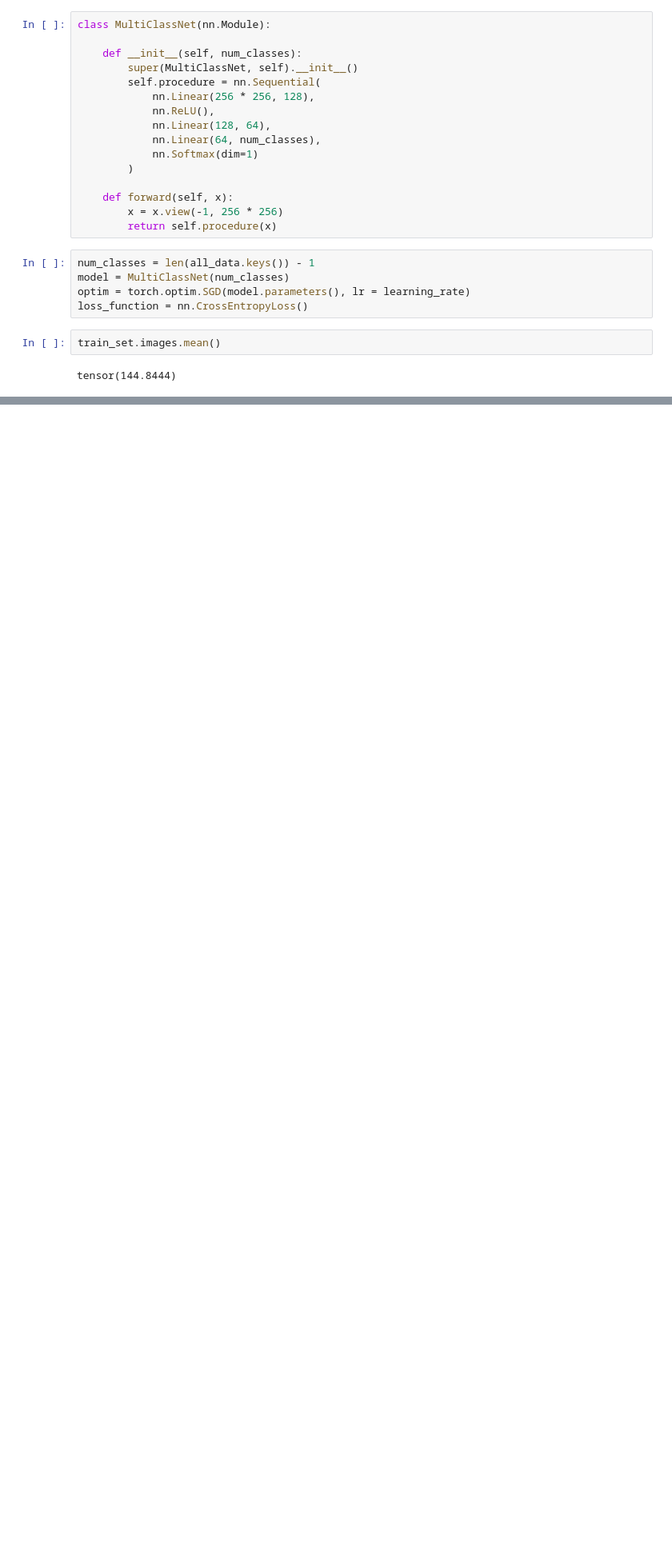
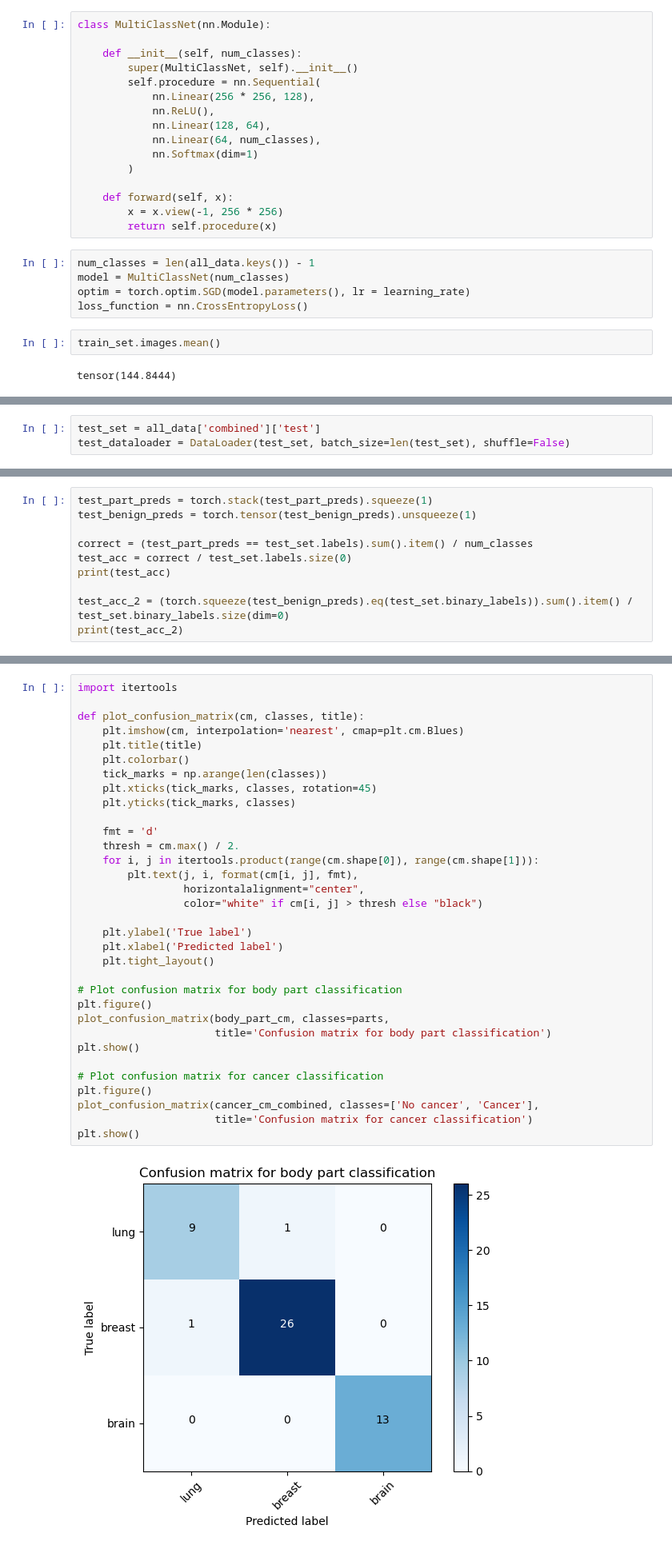
Before and after one commit to amn67/cmsc472_medicaldiagnosis, a Jupyter notebook: root model.ipynb, the cells around one changed output, grey strips where cells are left out. Shown: that part at 80% size. Saved outputs shown, nothing was run; the diff lists cells and outputs as text; blank space fills up the shorter version.

```diff
--- a/root model.ipynb
+++ b/root model.ipynb
@@ -195,0 +244,3 @@ plt.show()
+# %%
+test_set = all_data['combined']['test']
+test_dataloader = DataLoader(test_set, batch_size=len(test_set), shuffle=False)
@@ -195,0 +275,10 @@ plt.show()
+# %%
+test_part_preds = torch.stack(test_part_preds).squeeze(1)
+test_benign_preds = torch.tensor(test_benign_preds).unsqueeze(1)
+
+correct = (test_part_preds == test_set.labels).sum().item() / num_classes
+test_acc = correct / test_set.labels.size(0)
+print(test_acc)
+
+test_acc_2 = (torch.squeeze(test_benign_preds).eq(test_set.binary_labels)).sum().item() / test_set.binary_labels.size(dim=0)
+print(test_acc_2)
@@ -195,0 +311,35 @@ plt.show()
+# %%
+import itertools
+
+def plot_confusion_matrix(cm, classes, title):
+    plt.imshow(cm, interpolation='nearest', cmap=plt.cm.Blues)
+    plt.title(title)
+    plt.colorbar()
+    tick_marks = np.arange(len(classes))
+    plt.xticks(tick_marks, classes, rotation=45)
+    plt.yticks(tick_marks, classes)
+
+    fmt = 'd'
+    thresh = cm.max() / 2.
+    for i, j in itertools.product(range(cm.shape[0]), range(cm.shape[1])):
+        plt.text(j, i, format(cm[i, j], fmt),
+                 horizontalalignment="center",
+                 color="white" if cm[i, j] > thresh else "black")
+
+    plt.ylabel('True label')
+    plt.xlabel('Predicted label')
+    plt.tight_layout()
+
+# Plot confusion matrix for body part classification
+plt.figure()
+plot_confusion_matrix(body_part_cm, classes=parts,
+                      title='Confusion matrix for body part classification')
+plt.show()
+
+# Plot confusion matrix for cancer classification
+plt.figure()
+plot_confusion_matrix(cancer_cm_combined, classes=['No cancer', 'Cancer'],
+                      title='Confusion matrix for cancer classification')
+plt.show()
+# %% [output]
+[figure, added]
```
Also changed, not shown: parts of 9 cells of this notebook, 10 other files.
